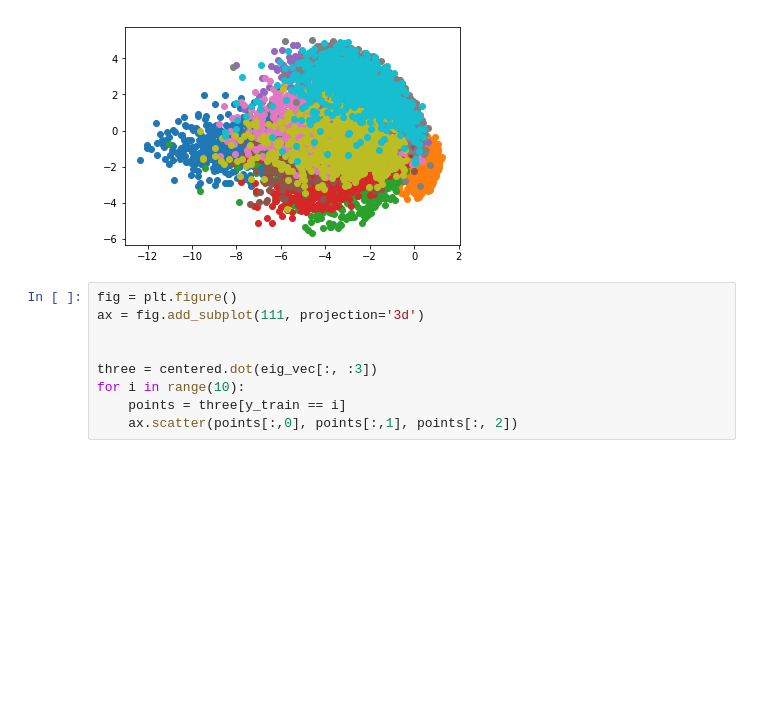
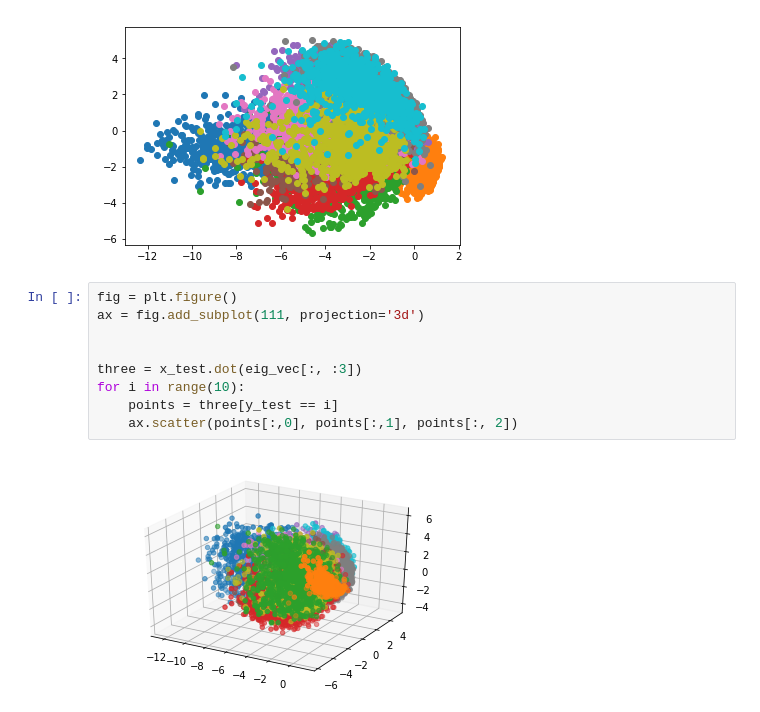
Before and after one commit to yewwah/statistical-, a Jupyter notebook: PCA.ipynb, the cells around one changed output. Saved outputs shown, nothing was run; the diff lists cells and outputs as text; blank space fills up the shorter version.

```diff
--- a/PCA.ipynb
+++ b/PCA.ipynb
@@ -75,9 +75,11 @@ for i in range(10):
 # %%
 fig = plt.figure()
 ax = fig.add_subplot(111, projection='3d')
 
 
-three = centered.dot(eig_vec[:, :3])
+three = x_test.dot(eig_vec[:, :3])
 for i in range(10):
-    points = three[y_train == i]
+    points = three[y_test == i]
     ax.scatter(points[:,0], points[:,1], points[:, 2])
+# %% [output]
+[figure, added]
```
Also changed, not shown: 17 other files.
